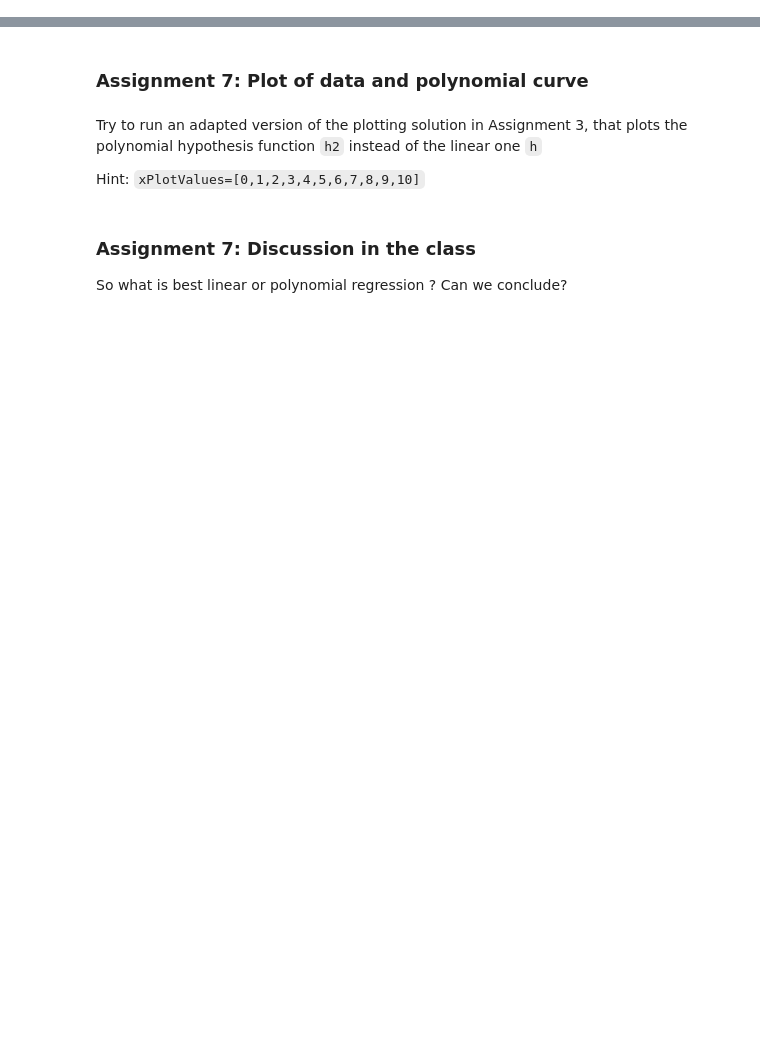
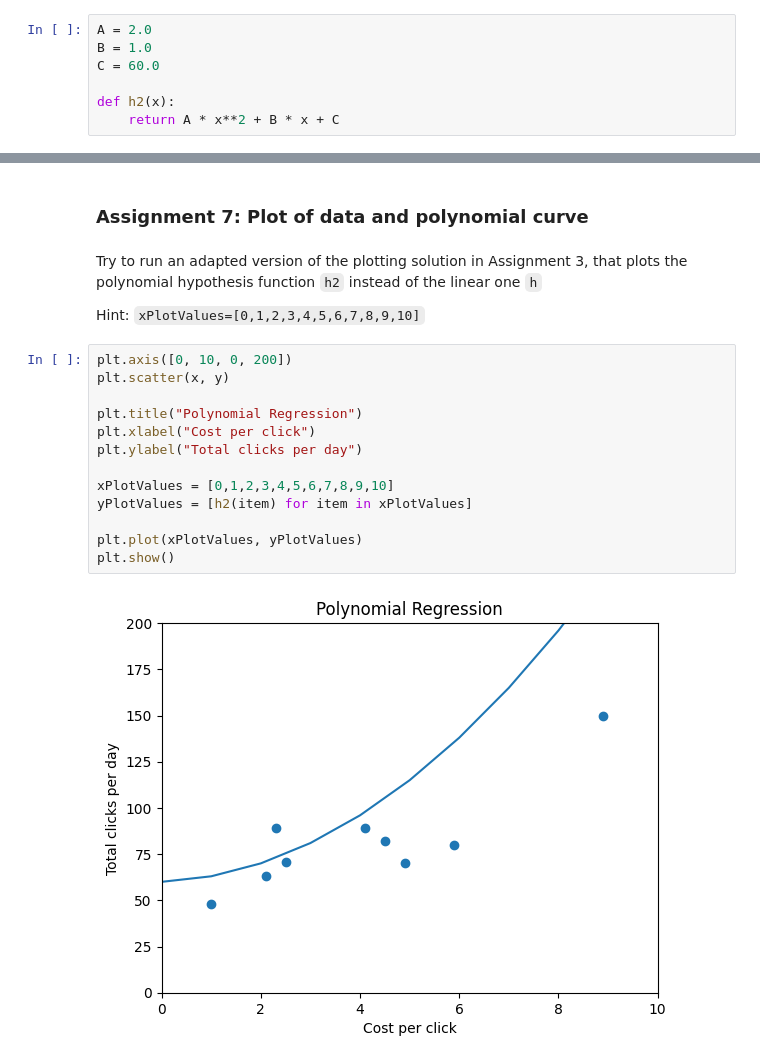
Before and after one commit to ahma004/Regression_Performance, a Jupyter notebook: Regression_Performance.ipynb, the cells around one changed output, grey strips where cells are left out. Drawn from its saved outputs; the diff is of its cells as text; blank space fills up the shorter version.

```diff
--- a/Regression_Performance.ipynb
+++ b/Regression_Performance.ipynb
@@ -269,0 +323,7 @@ Can you find some values giving a lower RMSE than the linear regression ?
+# %%
+A = 2.0
+B = 1.0
+C = 60.0
+
+def h2(x):
+    return A * x**2 + B * x + C
@@ -273,7 +338,18 @@ Can you find some values giving a lower RMSE than the linear regression ?
 Try to run an adapted version of the plotting solution in Assignment 3, that plots the polynomial hypothesis function `h2` instead of the linear one `h`
 
 Hint: `xPlotValues=[0,1,2,3,4,5,6,7,8,9,10]`
-# %% [markdown]
-### Assignment 7: Discussion in the class
-So what is best linear or polynomial regression ?
-Can we conclude?
+# %%
+plt.axis([0, 10, 0, 200])
+plt.scatter(x, y)
+
+plt.title("Polynomial Regression")
+plt.xlabel("Cost per click")
+plt.ylabel("Total clicks per day")
+
+xPlotValues = [0,1,2,3,4,5,6,7,8,9,10]
+yPlotValues = [h2(item) for item in xPlotValues]
+
+plt.plot(xPlotValues, yPlotValues)
+plt.show()
+# %% [output]
+[figure, added]
```
Also changed, not shown: parts of 8 cells of this notebook.
